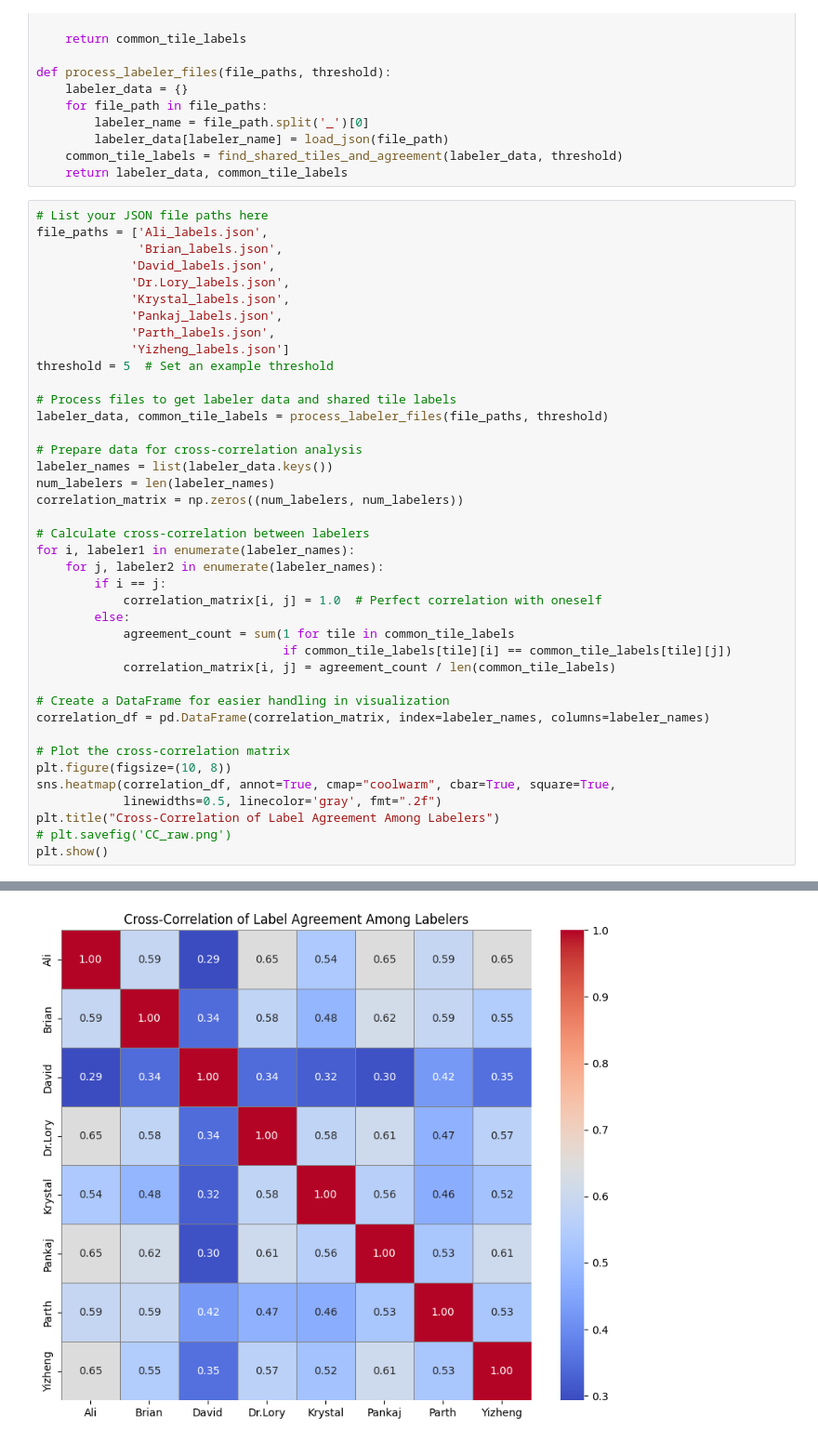
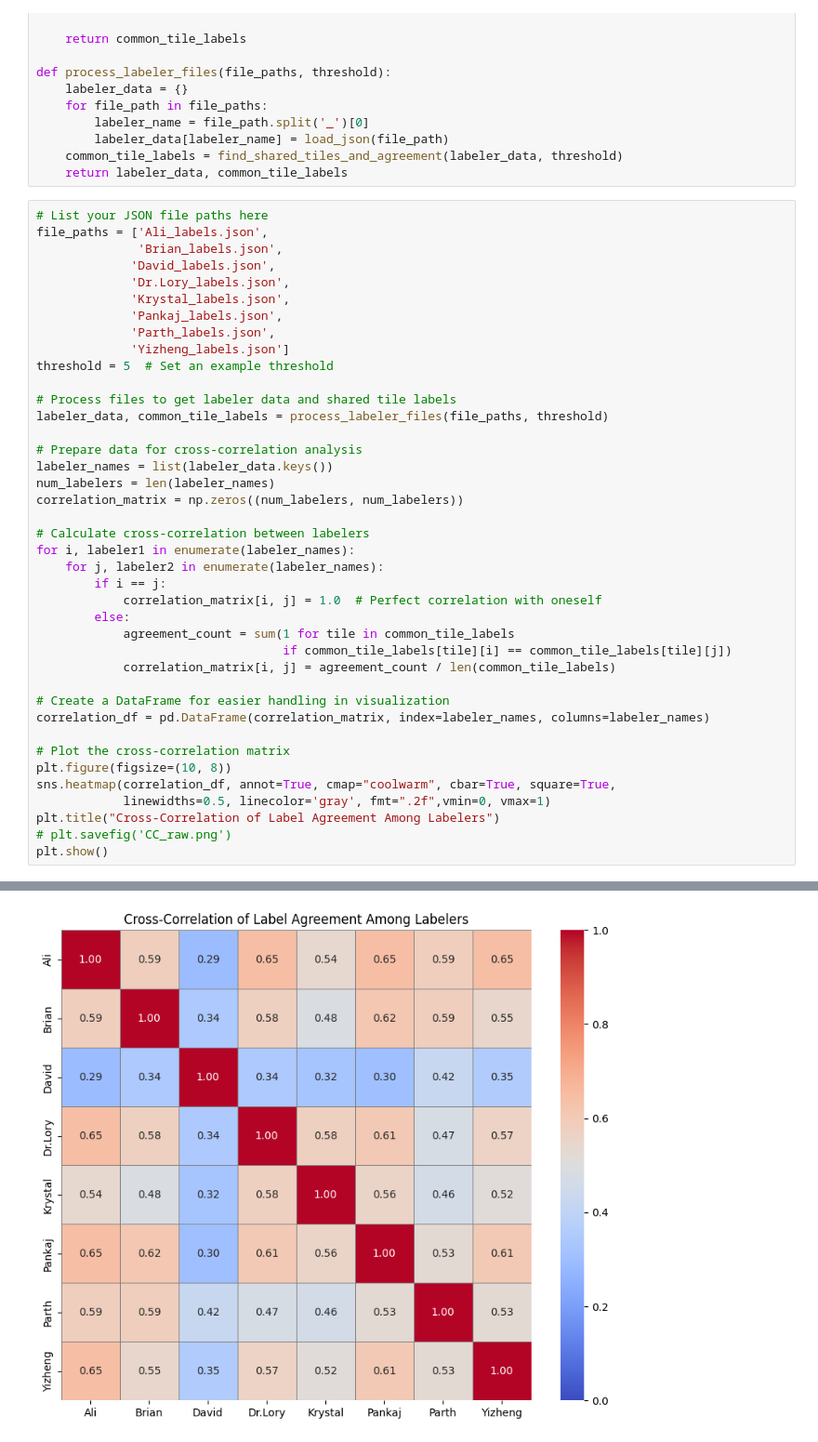
Before and after one commit to SMATousi/Gully_Detection, a Jupyter notebook: weak-supervision/Labeling_Results/test_dataset_300/Analysis.ipynb, the cells around one changed output, grey strips where cells are left out. Shown: that part at 93% size. Cells and saved outputs as stored; diff of their text form.

```diff
--- a/weak-supervision/Labeling_Results/test_dataset_300/Analysis.ipynb
+++ b/weak-supervision/Labeling_Results/test_dataset_300/Analysis.ipynb
@@ -60,35 +60,35 @@ threshold = 5  # Set an example threshold
 labeler_data, common_tile_labels = process_labeler_files(file_paths, threshold)
 
 # Prepare data for cross-correlation analysis
 labeler_names = list(labeler_data.keys())
 num_labelers = len(labeler_names)
 correlation_matrix = np.zeros((num_labelers, num_labelers))
 
 # Calculate cross-correlation between labelers
 for i, labeler1 in enumerate(labeler_names):
     for j, labeler2 in enumerate(labeler_names):
         if i == j:
             correlation_matrix[i, j] = 1.0  # Perfect correlation with oneself
         else:
             agreement_count = sum(1 for tile in common_tile_labels
                                   if common_tile_labels[tile][i] == common_tile_labels[tile][j])
             correlation_matrix[i, j] = agreement_count / len(common_tile_labels)
 
 # Create a DataFrame for easier handling in visualization
 correlation_df = pd.DataFrame(correlation_matrix, index=labeler_names, columns=labeler_names)
 
 # Plot the cross-correlation matrix
 plt.figure(figsize=(10, 8))
 sns.heatmap(correlation_df, annot=True, cmap="coolwarm", cbar=True, square=True,
-            linewidths=0.5, linecolor='gray', fmt=".2f")
+            linewidths=0.5, linecolor='gray', fmt=".2f",vmin=0, vmax=1)
 plt.title("Cross-Correlation of Label Agreement Among Labelers")
 # plt.savefig('CC_raw.png')
 plt.show()
 # %% [output]
 Total common tiles: 99
 Number of tiles where at least 5 labelers agree: 60
 Percentage of agreement: 60.61%
-[figure, old version]
+[figure, new version]
 # %%
 import json
 from collections import Counter, defaultdict
```
Also changed, not shown: parts of 11 cells of this notebook, 4 other files.
